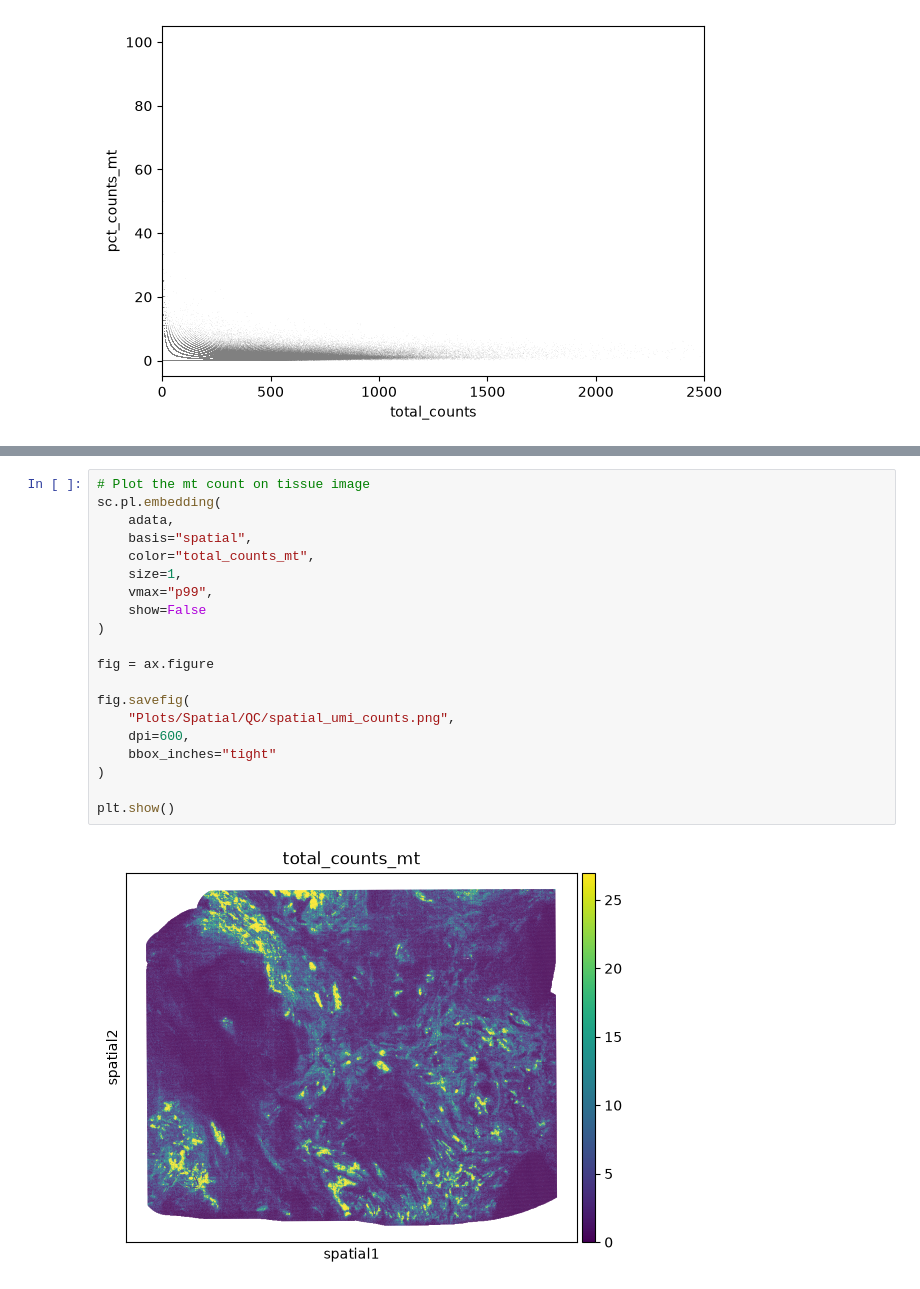
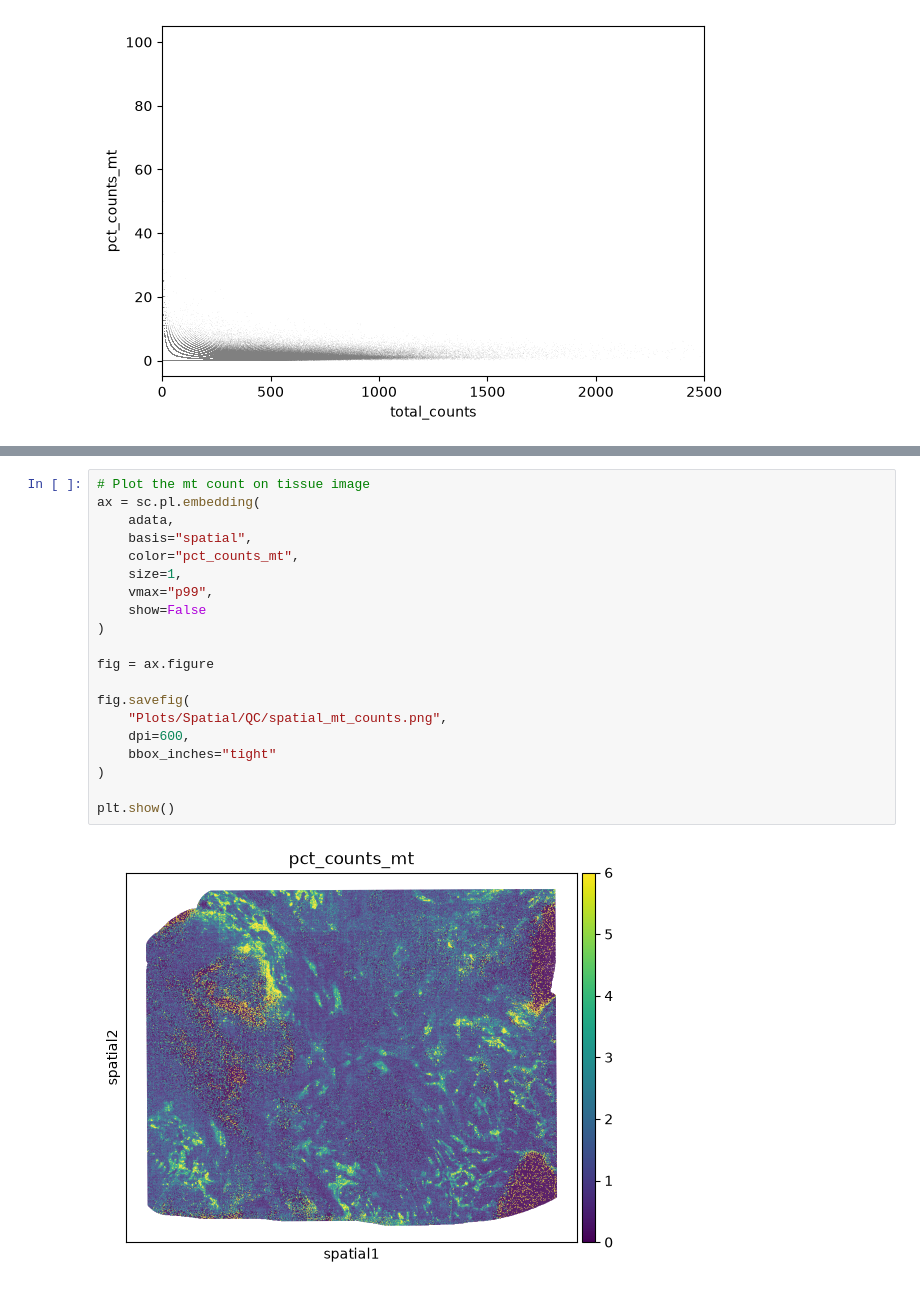
Before and after one commit to NawaneetanS/KNC_Project, a Jupyter notebook: Scripts/06_spatial_analysis.ipynb, the cells around one changed output, grey strips where cells are left out. Drawn from its saved outputs; the diff is of its cells as text.

```diff
--- a/Scripts/06_spatial_analysis.ipynb
+++ b/Scripts/06_spatial_analysis.ipynb
@@ -547,23 +559,23 @@ plt.show()
 [figure]
 # %%
 # Plot the mt count on tissue image
-sc.pl.embedding(
+ax = sc.pl.embedding(
     adata,
     basis="spatial",
-    color="total_counts_mt",
+    color="pct_counts_mt",
     size=1,
     vmax="p99",
     show=False
 )
 
 fig = ax.figure
 
 fig.savefig(
-    "Plots/Spatial/QC/spatial_umi_counts.png",
+    "Plots/Spatial/QC/spatial_mt_counts.png",
     dpi=600,
     bbox_inches="tight"
 )
 
 plt.show()
 # %% [output]
-[figure, old version]
+[figure, new version]
```
Also changed, not shown: parts of 15 cells of this notebook, 10 other files.
